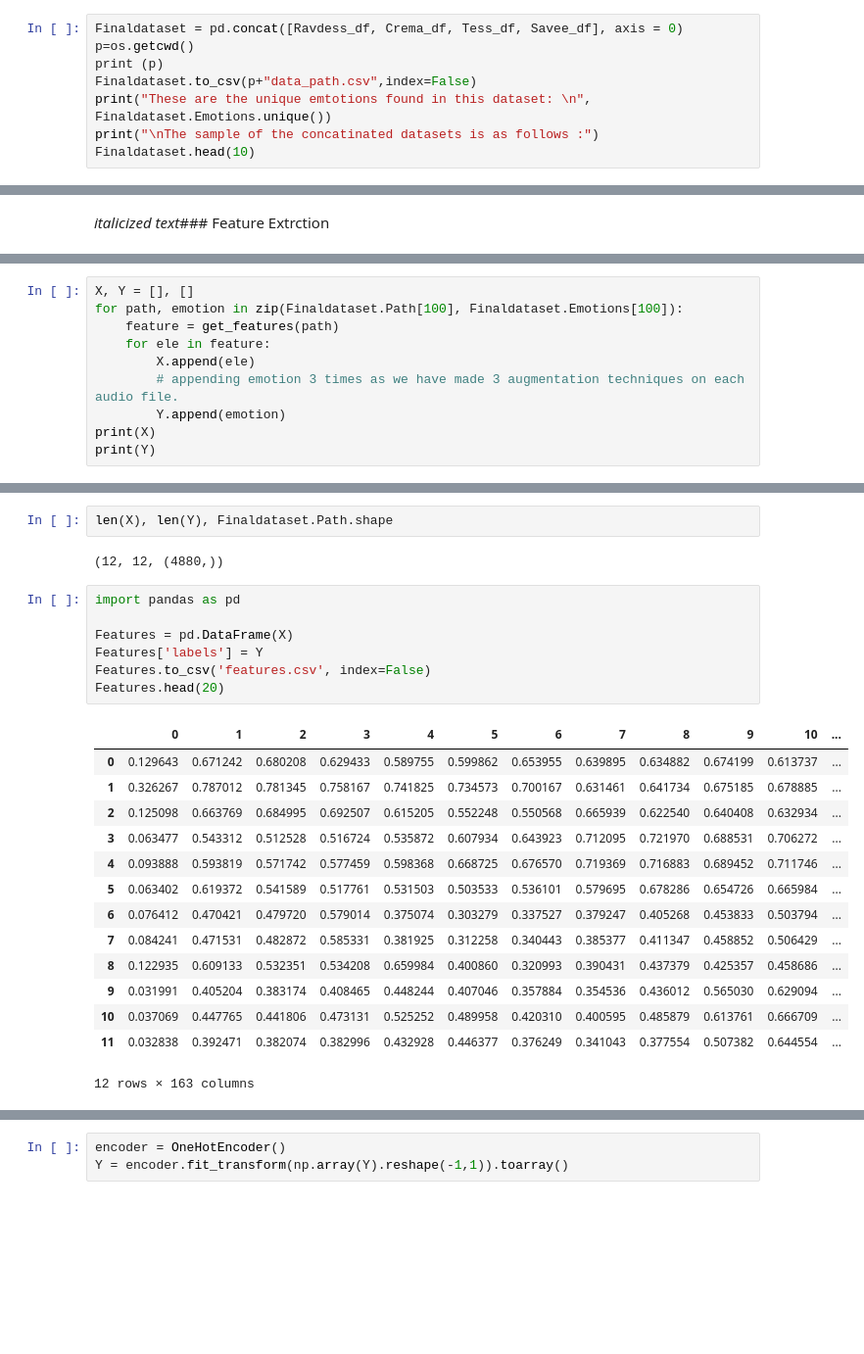
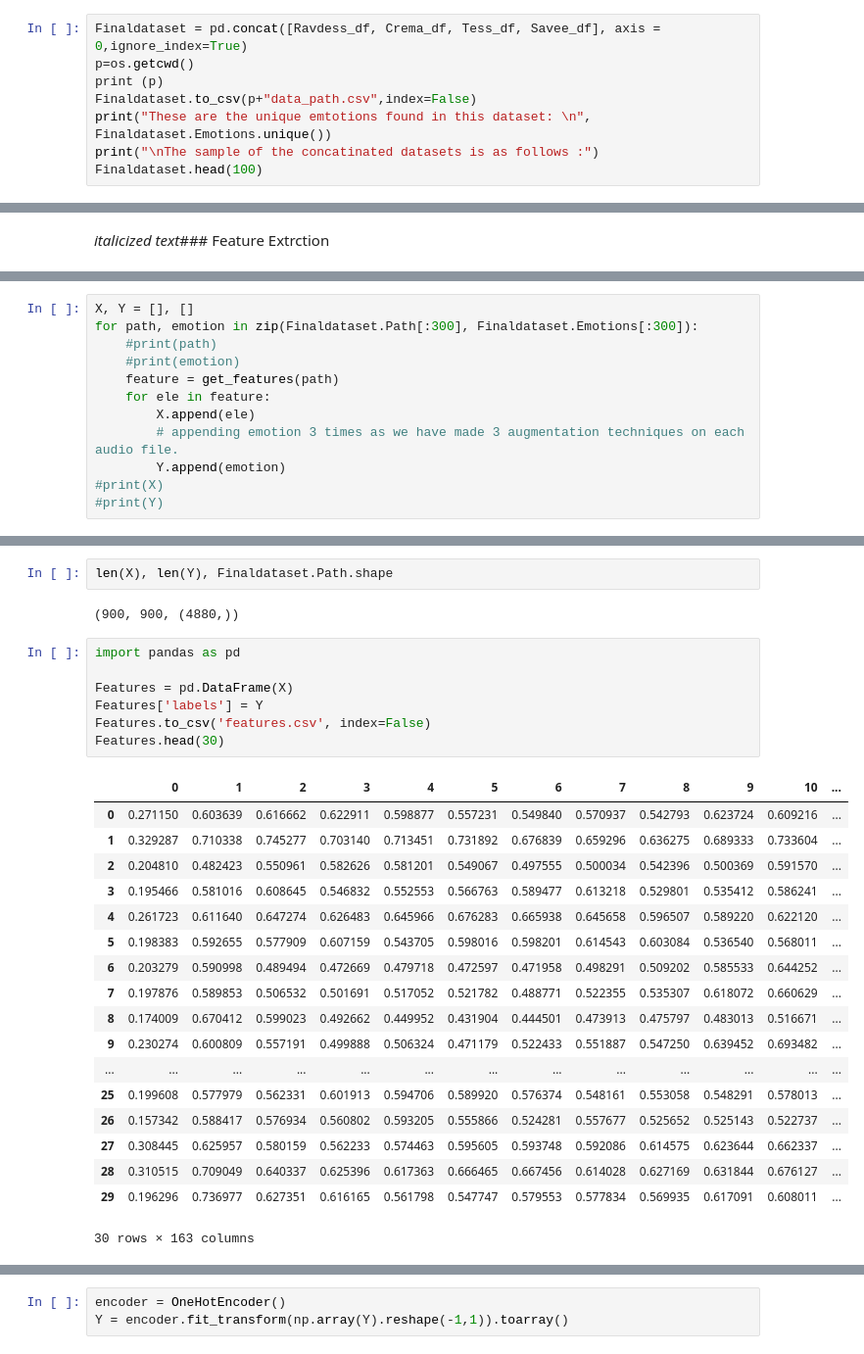
Before and after one commit to Sanjanathakal/CPE695FP, a Jupyter notebook: SER_PROJECT.ipynb, the cells around one changed output, grey strips where cells are left out. Shown at 98% size. Saved outputs shown, nothing was run; the diff lists cells and outputs as text; blank space fills up the shorter version.

```diff
--- a/SER_PROJECT.ipynb
+++ b/SER_PROJECT.ipynb
@@ -229,13 +229,13 @@ Printing the data sample :
 # %% [markdown]
 ### Concatinating all the datasets.
 # %%
-Finaldataset = pd.concat([Ravdess_df, Crema_df, Tess_df, Savee_df], axis = 0)
+Finaldataset = pd.concat([Ravdess_df, Crema_df, Tess_df, Savee_df], axis = 0,ignore_index=True)
 p=os.getcwd()
 print (p)
 Finaldataset.to_csv(p+"data_path.csv",index=False)
 print("These are the unique emtotions found in this dataset: \n", Finaldataset.Emotions.unique())
 print("\nThe sample of the concatinated datasets is as follows :")
-Finaldataset.head(10)
+Finaldataset.head(100)
 # %% [output]
 /content
 These are the unique emtotions found in this dataset:
@@ -398,11 +404,13 @@ def get_features(path):
     return result
 # %%
 X, Y = [], []
-for path, emotion in zip(Finaldataset.Path[100], Finaldataset.Emotions[100]):
+for path, emotion in zip(Finaldataset.Path[:300], Finaldataset.Emotions[:300]):
+    #print(path)
+    #print(emotion)
     feature = get_features(path)
     for ele in feature:
         X.append(ele)
         # appending emotion 3 times as we have made 3 augmentation techniques on each audio file.
         Y.append(emotion)
-print(X)
-print(Y)
+#print(X)
+#print(Y)
@@ -427,26 +417,30 @@ print(Y)
 # %%
 len(X), len(Y), Finaldataset.Path.shape
 # %% [output]
-(12, 12, (4880,))
+(900, 900, (4880,))
 # %%
 import pandas as pd
 
 Features = pd.DataFrame(X)
 Features['labels'] = Y
 Features.to_csv('features.csv', index=False)
-Features.head(20)
+Features.head(30)
 # %% [output]
 |  | 0 | 1 | 2 | 3 | 4 | 5 | 6 | 7 | 8 | 9 | 10 | ... |
-| 0 | 0.129643 | 0.671242 | 0.680208 | 0.629433 | 0.589755 | 0.599862 | 0.653955 | 0.639895 | 0.634882 | 0.674199 | 0.613737 | ... |
-| 1 | 0.326267 | 0.787012 | 0.781345 | 0.758167 | 0.741825 | 0.734573 | 0.700167 | 0.631461 | 0.641734 | 0.675185 | 0.678885 | ... |
-| 2 | 0.125098 | 0.663769 | 0.684995 | 0.692507 | 0.615205 | 0.552248 | 0.550568 | 0.665939 | 0.622540 | 0.640408 | 0.632934 | ... |
-| 3 | 0.063477 | 0.543312 | 0.512528 | 0.516724 | 0.535872 | 0.607934 | 0.643923 | 0.712095 | 0.721970 | 0.688531 | 0.706272 | ... |
-| 4 | 0.093888 | 0.593819 | 0.571742 | 0.577459 | 0.598368 | 0.668725 | 0.676570 | 0.719369 | 0.716883 | 0.689452 | 0.711746 | ... |
-| 5 | 0.063402 | 0.619372 | 0.541589 | 0.517761 | 0.531503 | 0.503533 | 0.536101 | 0.579695 | 0.678286 | 0.654726 | 0.665984 | ... |
-| 6 | 0.076412 | 0.470421 | 0.479720 | 0.579014 | 0.375074 | 0.303279 | 0.337527 | 0.379247 | 0.405268 | 0.453833 | 0.503794 | ... |
-| 7 | 0.084241 | 0.471531 | 0.482872 | 0.585331 | 0.381925 | 0.312258 | 0.340443 | 0.385377 | 0.411347 | 0.458852 | 0.506429 | ... |
-| 8 | 0.122935 | 0.609133 | 0.532351 | 0.534208 | 0.659984 | 0.400860 | 0.320993 | 0.390431 | 0.437379 | 0.425357 | 0.458686 | ... |
-| 9 | 0.031991 | 0.405204 | 0.383174 | 0.408465 | 0.448244 | 0.407046 | 0.357884 | 0.354536 | 0.436012 | 0.565030 | 0.629094 | ... |
-| 10 | 0.037069 | 0.447765 | 0.441806 | 0.473131 | 0.525252 | 0.489958 | 0.420310 | 0.400595 | 0.485879 | 0.613761 | 0.666709 | ... |
-| 11 | 0.032838 | 0.392471 | 0.382074 | 0.382996 | 0.432928 | 0.446377 | 0.376249 | 0.341043 | 0.377554 | 0.507382 | 0.644554 | ... |
+| 0 | 0.271150 | 0.603639 | 0.616662 | 0.622911 | 0.598877 | 0.557231 | 0.549840 | 0.570937 | 0.542793 | 0.623724 | 0.609216 | ... |
+| 1 | 0.329287 | 0.710338 | 0.745277 | 0.703140 | 0.713451 | 0.731892 | 0.676839 | 0.659296 | 0.636275 | 0.689333 | 0.733604 | ... |
+| 2 | 0.204810 | 0.482423 | 0.550961 | 0.582626 | 0.581201 | 0.549067 | 0.497555 | 0.500034 | 0.542396 | 0.500369 | 0.591570 | ... |
+| 3 | 0.195466 | 0.581016 | 0.608645 | 0.546832 | 0.552553 | 0.566763 | 0.589477 | 0.613218 | 0.529801 | 0.535412 | 0.586241 | ... |
+| 4 | 0.261723 | 0.611640 | 0.647274 | 0.626483 | 0.645966 | 0.676283 | 0.665938 | 0.645658 | 0.596507 | 0.589220 | 0.622120 | ... |
+| 5 | 0.198383 | 0.592655 | 0.577909 | 0.607159 | 0.543705 | 0.598016 | 0.598201 | 0.614543 | 0.603084 | 0.536540 | 0.568011 | ... |
+| 6 | 0.203279 | 0.590998 | 0.489494 | 0.472669 | 0.479718 | 0.472597 | 0.471958 | 0.498291 | 0.509202 | 0.585533 | 0.644252 | ... |
+| 7 | 0.197876 | 0.589853 | 0.506532 | 0.501691 | 0.517052 | 0.521782 | 0.488771 | 0.522355 | 0.535307 | 0.618072 | 0.660629 | ... |
+| 8 | 0.174009 | 0.670412 | 0.599023 | 0.492662 | 0.449952 | 0.431904 | 0.444501 | 0.473913 | 0.475797 | 0.483013 | 0.516671 | ... |
+| 9 | 0.230274 | 0.600809 | 0.557191 | 0.499888 | 0.506324 | 0.471179 | 0.522433 | 0.551887 | 0.547250 | 0.639452 | 0.693482 | ... |
+| ... | ... | ... | ... | ... | ... | ... | ... | ... | ... | ... | ... | ... |
+| 25 | 0.199608 | 0.577979 | 0.562331 | 0.601913 | 0.594706 | 0.589920 | 0.576374 | 0.548161 | 0.553058 | 0.548291 | 0.578013 | ... |
+| 26 | 0.157342 | 0.588417 | 0.576934 | 0.560802 | 0.593205 | 0.555866 | 0.524281 | 0.557677 | 0.525652 | 0.525143 | 0.522737 | ... |
+| 27 | 0.308445 | 0.625957 | 0.580159 | 0.562233 | 0.574463 | 0.595605 | 0.593748 | 0.592086 | 0.614575 | 0.623644 | 0.662337 | ... |
+| 28 | 0.310515 | 0.709049 | 0.640337 | 0.625396 | 0.617363 | 0.666465 | 0.667456 | 0.614028 | 0.627169 | 0.631844 | 0.676127 | ... |
+| 29 | 0.196296 | 0.736977 | 0.627351 | 0.616165 | 0.561798 | 0.547747 | 0.579553 | 0.577834 | 0.569935 | 0.617091 | 0.608011 | ... |
-12 rows × 163 columns
+30 rows × 163 columns
```
Also changed, not shown: parts of 24 cells of this notebook.
